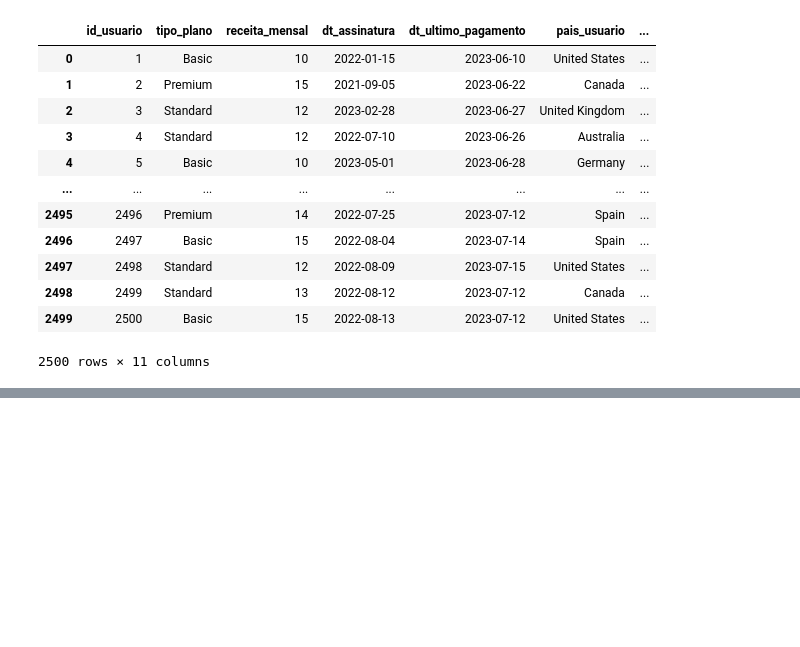
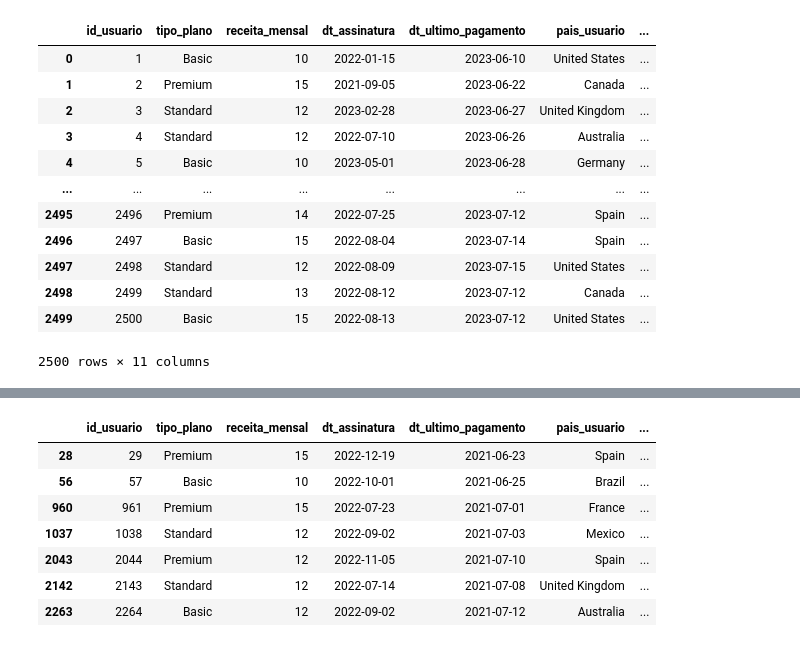
Before and after one commit to lethiciaasevedo1999/analise-dados-mundoreal, a Jupyter notebook: para-sala/Lethicia-Asevedo/mundo_real.ipynb, the cells around one changed output, grey strips where cells are left out. Drawn from its saved outputs; the diff is of its cells as text; code cells hidden in the pictures; blank space fills up the shorter version.

```diff
--- a/para-sala/Lethicia-Asevedo/mundo_real.ipynb
+++ b/para-sala/Lethicia-Asevedo/mundo_real.ipynb
@@ -162,3 +163,15 @@ df_netflix.describe()
 | 75% | 1875.25000 | 14.000000 | 2022-10-17 00:00:00 | 2023-07-08 00:00:00 | 45.000000 | 1.0 | ... |
 | max | 2500.00000 | 15.000000 | 2023-06-14 00:00:00 | 2023-07-15 00:00:00 | 51.000000 | 1.0 | ... |
 | std | 721.83216 | 1.686851 | NaN | NaN | 7.171778 | 0.0 | ... |
+# %%
+#Filtro os dados que estão negativos
+df_netflix[(df_netflix['duracao_assinatura'] < 0)]
+# %% [output]
+|  | id_usuario | tipo_plano | receita_mensal | dt_assinatura | dt_ultimo_pagamento | pais_usuario | ... |
+| 28 | 29 | Premium | 15 | 2022-12-19 | 2021-06-23 | Spain | ... |
+| 56 | 57 | Basic | 10 | 2022-10-01 | 2021-06-25 | Brazil | ... |
+| 960 | 961 | Premium | 15 | 2022-07-23 | 2021-07-01 | France | ... |
+| 1037 | 1038 | Standard | 12 | 2022-09-02 | 2021-07-03 | Mexico | ... |
+| 2043 | 2044 | Premium | 12 | 2022-11-05 | 2021-07-10 | Spain | ... |
+| 2142 | 2143 | Standard | 12 | 2022-07-14 | 2021-07-08 | United Kingdom | ... |
+| 2263 | 2264 | Basic | 12 | 2022-09-02 | 2021-07-12 | Australia | ... |
```
Also changed, not shown: parts of 5 cells of this notebook.
